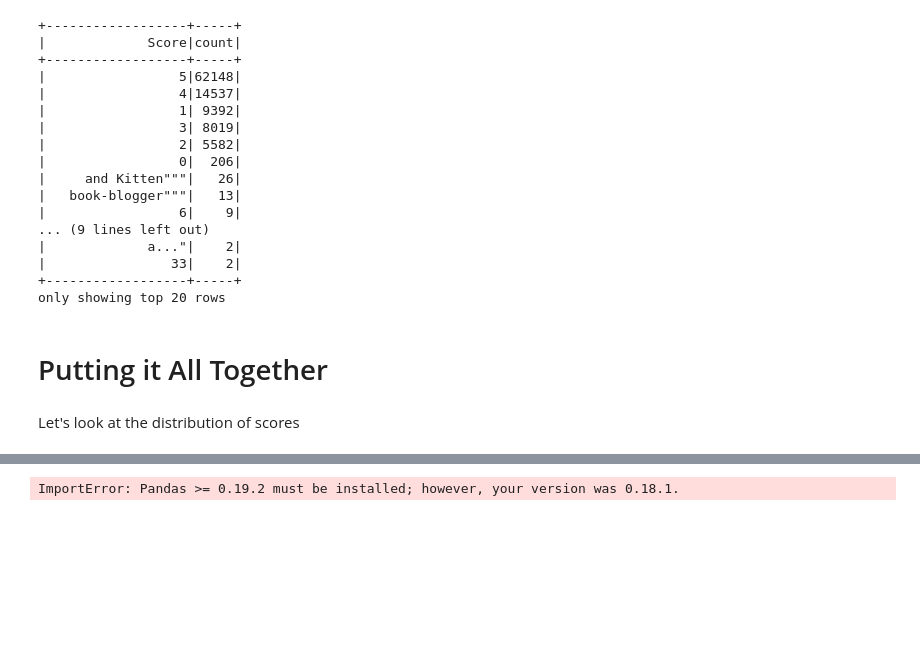
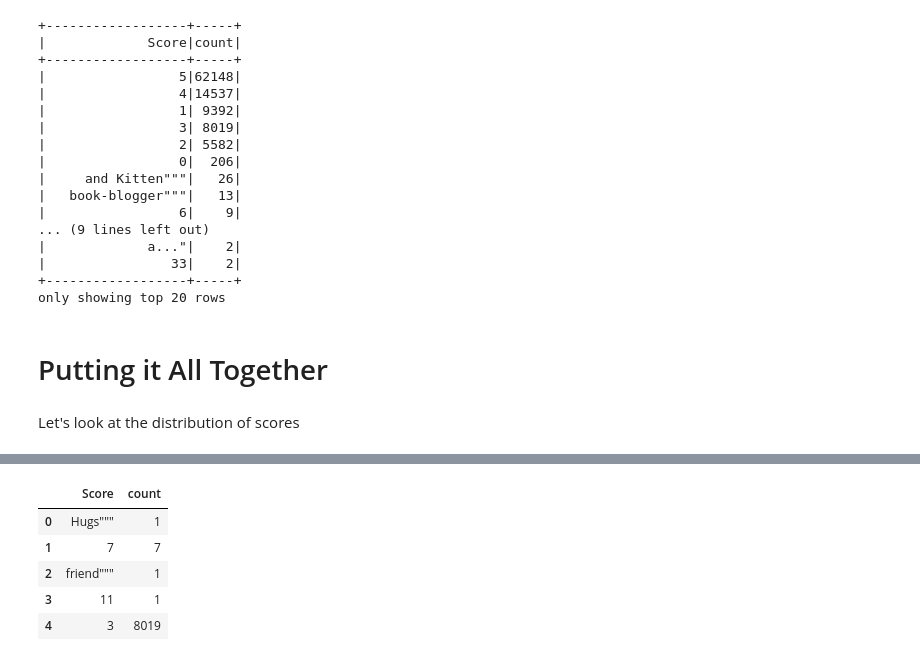
Before and after one commit to brandonbm00/CodingTemplePythonDataScience, a Jupyter notebook: bigdata/big_data_intro_thru_python.ipynb, the cells around one changed output, grey strips where cells are left out. Cells and saved outputs as stored; diff of their text form; code cells hidden in the pictures; blank space fills up the shorter version.

```diff
--- a/bigdata/big_data_intro_thru_python.ipynb
+++ b/bigdata/big_data_intro_thru_python.ipynb
@@ -199,4 +316,11 @@ Let's look at the distribution of scores
 # %%
-data_pd = data.groupBy('Score').count().toPandas()
+data.groupBy('Score').count()
-# %% [output]
-ImportError: Pandas >= 0.19.2 must be installed; however, your version was 0.18.1.
+# %%
+data_pd.head()
+# %% [output]
+|  | Score | count |
+| 0 | Hugs""" | 1 |
+| 1 | 7 | 7 |
+| 2 | friend""" | 1 |
+| 3 | 11 | 1 |
+| 4 | 3 | 8019 |
```
Also changed, not shown: parts of 24 cells of this notebook.
